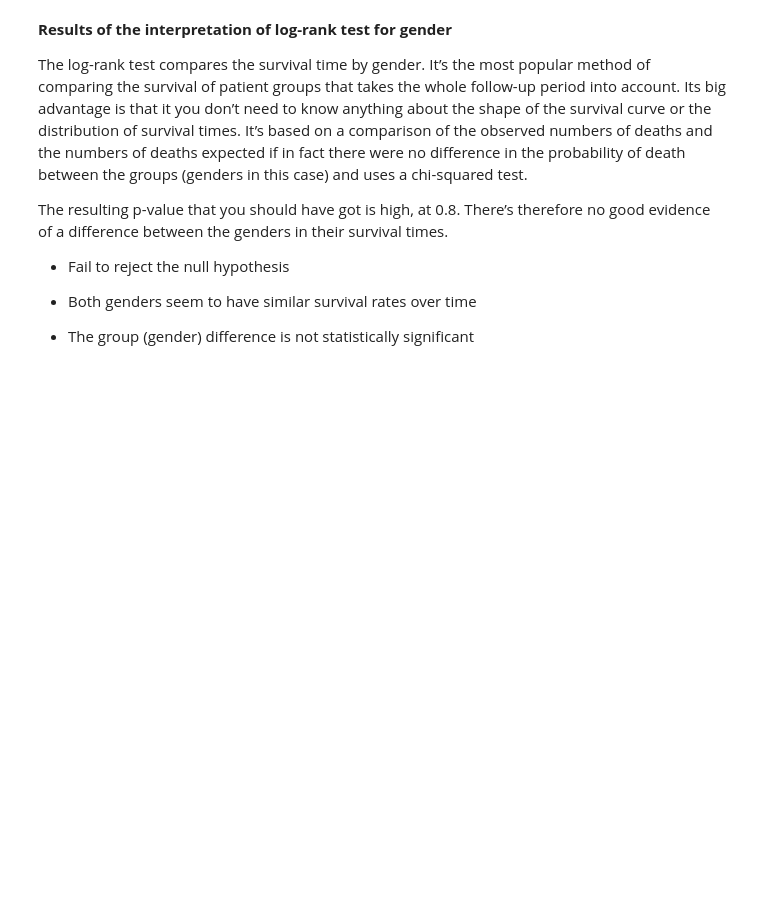
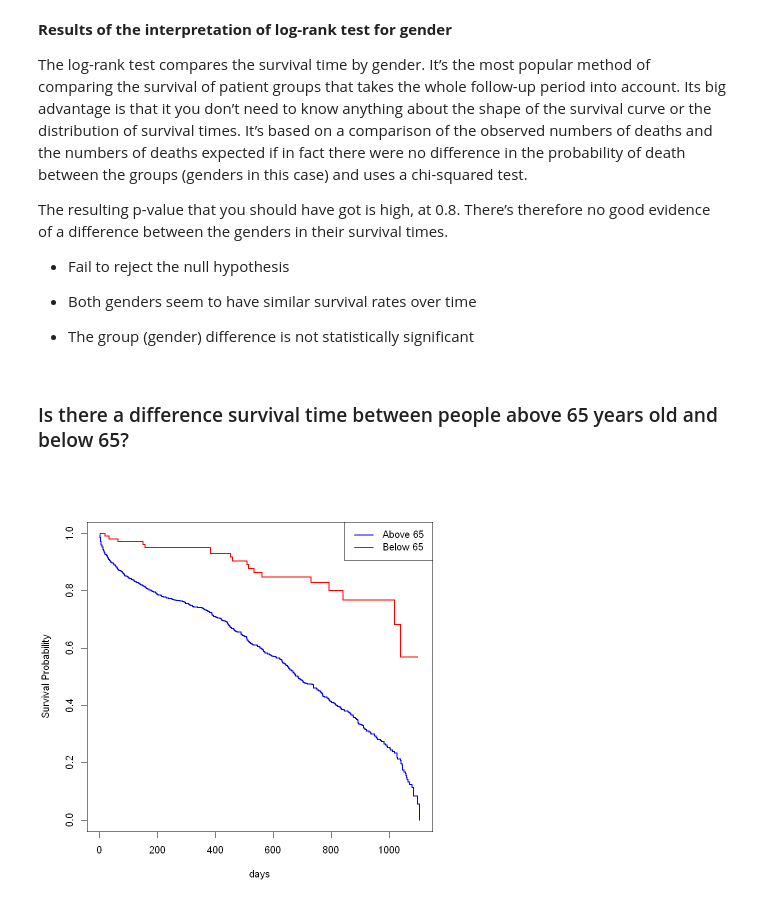
Before and after one commit to dviera/marketing-analytics, a Jupyter notebook: survival_analysis/KM_log_rank_test.ipynb, the cells around one changed output. Drawn from its saved outputs; the diff is of its cells as text; code cells hidden in the pictures; blank space fills up the shorter version.

Commit message:
age survival log rank test added

```diff
--- a/survival_analysis/KM_log_rank_test.ipynb
+++ b/survival_analysis/KM_log_rank_test.ipynb
@@ -7,6 +7,7 @@ data <- read.csv("data//simulated HF mort data for GMPH (1K) final.csv", header
 gender <- as.factor(data$gender) # person gender
 fu_time <- data$fu_time # follow-up time
 death <- data$death # 1 if person is dead, 0 otherwise
+age <- as.factor(ifelse(data$age >= 65, "above65", "below65"))
 # %%
 km_fit <- survfit(Surv(fu_time, death) ~ 1)
 # %%
@@ -70,3 +68,14 @@ The resulting p-value that you should have got is high, at 0.8. There’s theref
 - Both genders seem to have similar survival rates over time
 
 - The group (gender) difference is not statistically significant
+# %% [markdown]
+### Is there a difference survival time between people above 65 years old and below 65?
+# %%
+km_age_fit <- survfit(Surv(fu_time, death) ~ age)
+plot(km_age_fit, col = c('blue', 'red'),
+    lwd = 2,
+    xlab = "days",
+    ylab = "Survival Probability")
+legend('topright', legend = c('Above 65', 'Below 65'), col = c('blue', 'red'), lwd = 2)
+# %% [output]
+[figure, added]
```
Also changed, not shown: parts of 3 cells of this notebook.
